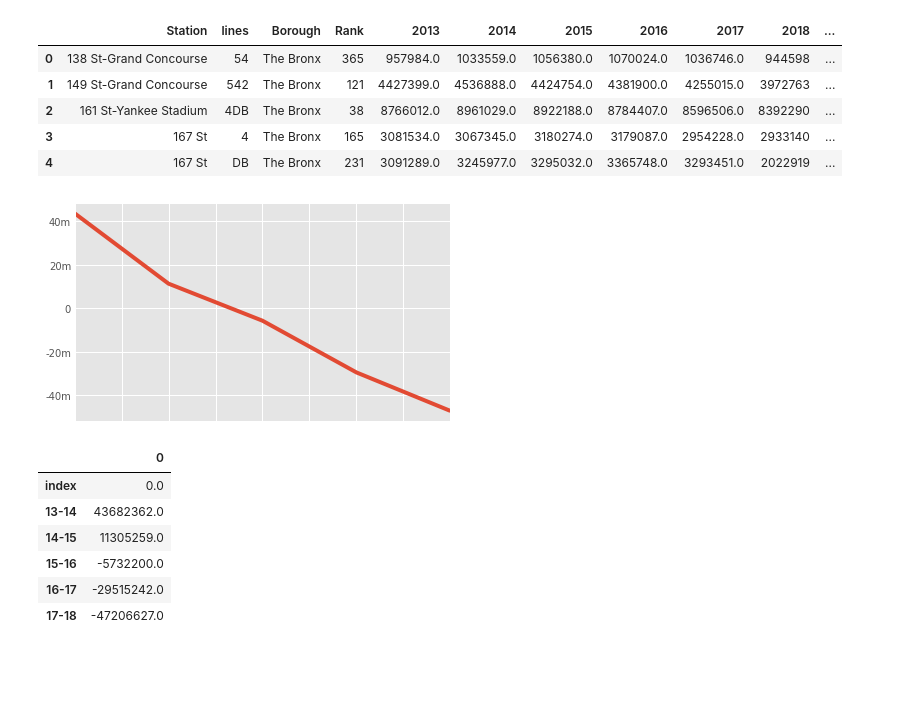
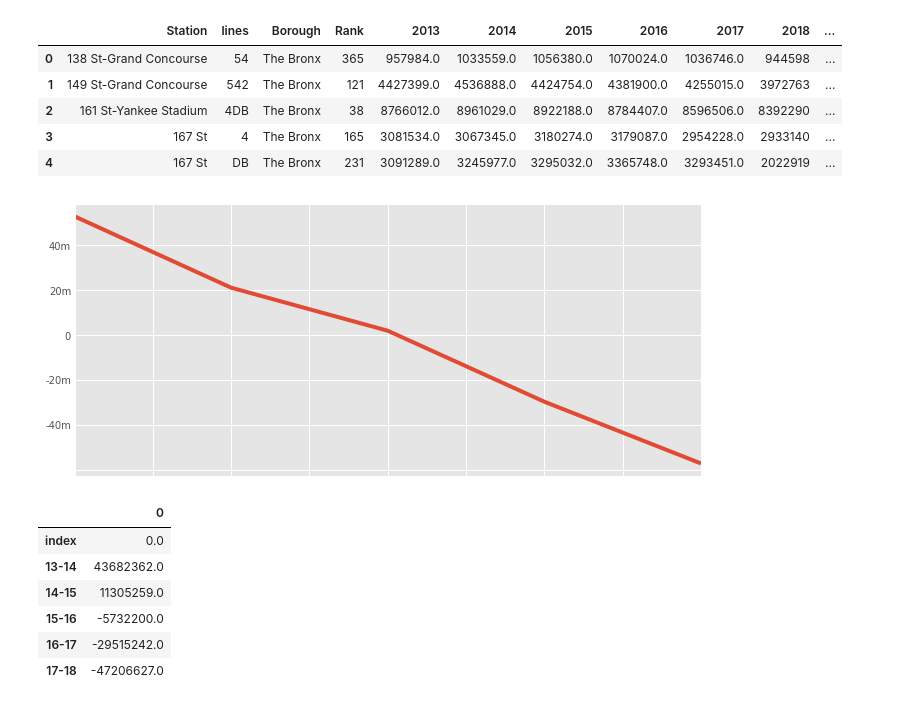
Before and after one commit to sawyerclick/portfolio, a Jupyter notebook: project/subway-ridership/Ridership scraper.ipynb, the cells around one changed output. Cells and saved outputs as stored; diff of their text form; code cells hidden in the pictures; blank space fills up the shorter version.

```diff
--- a/project/subway-ridership/Ridership scraper.ipynb
+++ b/project/subway-ridership/Ridership scraper.ipynb
@@ -72,22 +72,22 @@ df.head()
 # %%
 # / df.groupby('Borough').lines.count().values
 
 average={}
 average['index'] = [0]
 average['13-14'] = (df['2014'].sum() - df['2013'].sum())
 average['14-15'] = (df['2015'].sum() - df['2014'].sum())
 average['15-16'] = (df['2016'].sum() - df['2015'].sum())
 average['16-17'] = (df['2017'].sum() - df['2016'].sum())
 average['17-18'] = (df['2018'].sum() - df['2017'].sum())
 average = pd.DataFrame(average)
 average = average.transpose()
-ax=average.tail(5).plot(legend=False)
-ax.set_yticklabels(['','-40m','-20m','0','20m','40m'])
+ax=average.tail(5).plot(legend=False, figsize=(10,5))
+ax.set_yticklabels(['','','-40m','-20m','0','20m','40m'])
 ax.set_xticklabels('')
 
-plt.savefig("images/header_image.svg")
+plt.savefig("images/header_image.pdf")
 # %% [output]
-[figure, old version]
+[figure, new version]
 # %%
 average
 # %% [output]
```
Also changed, not shown: 7 other files.
